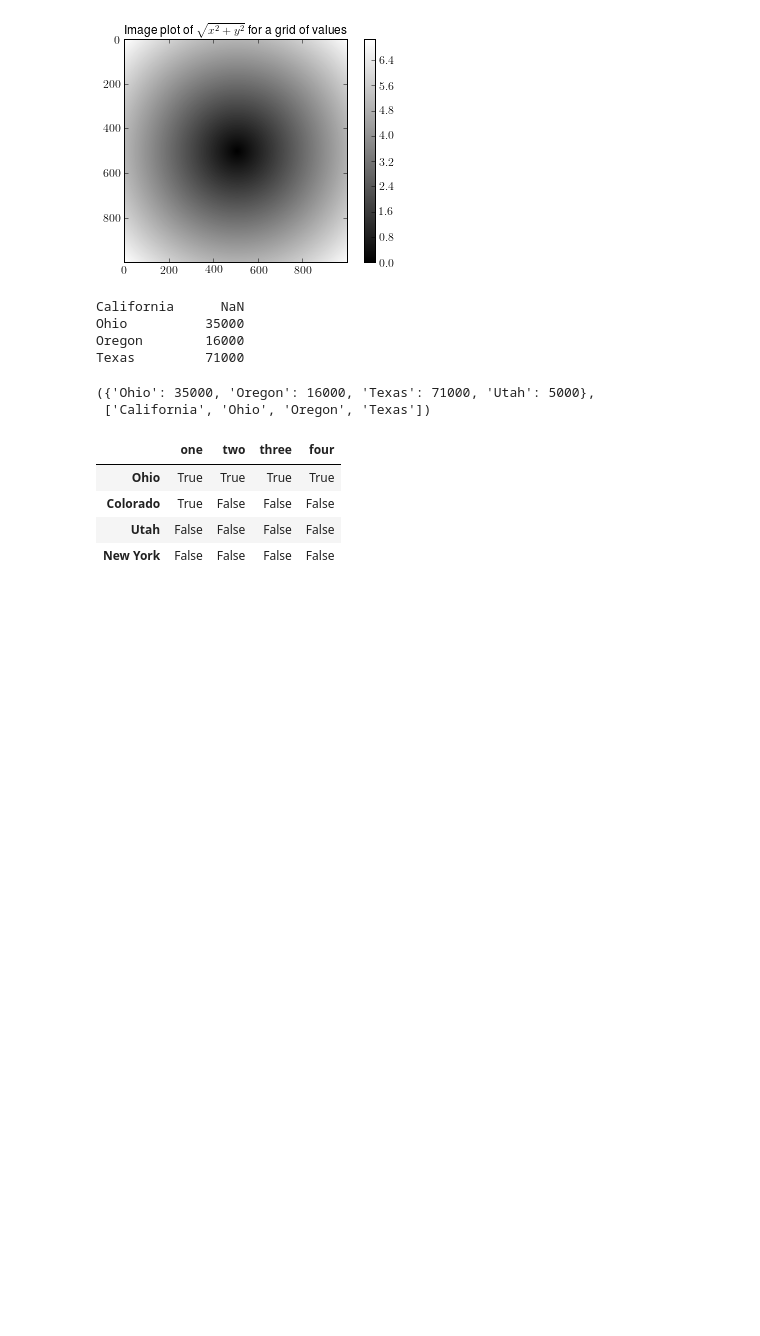
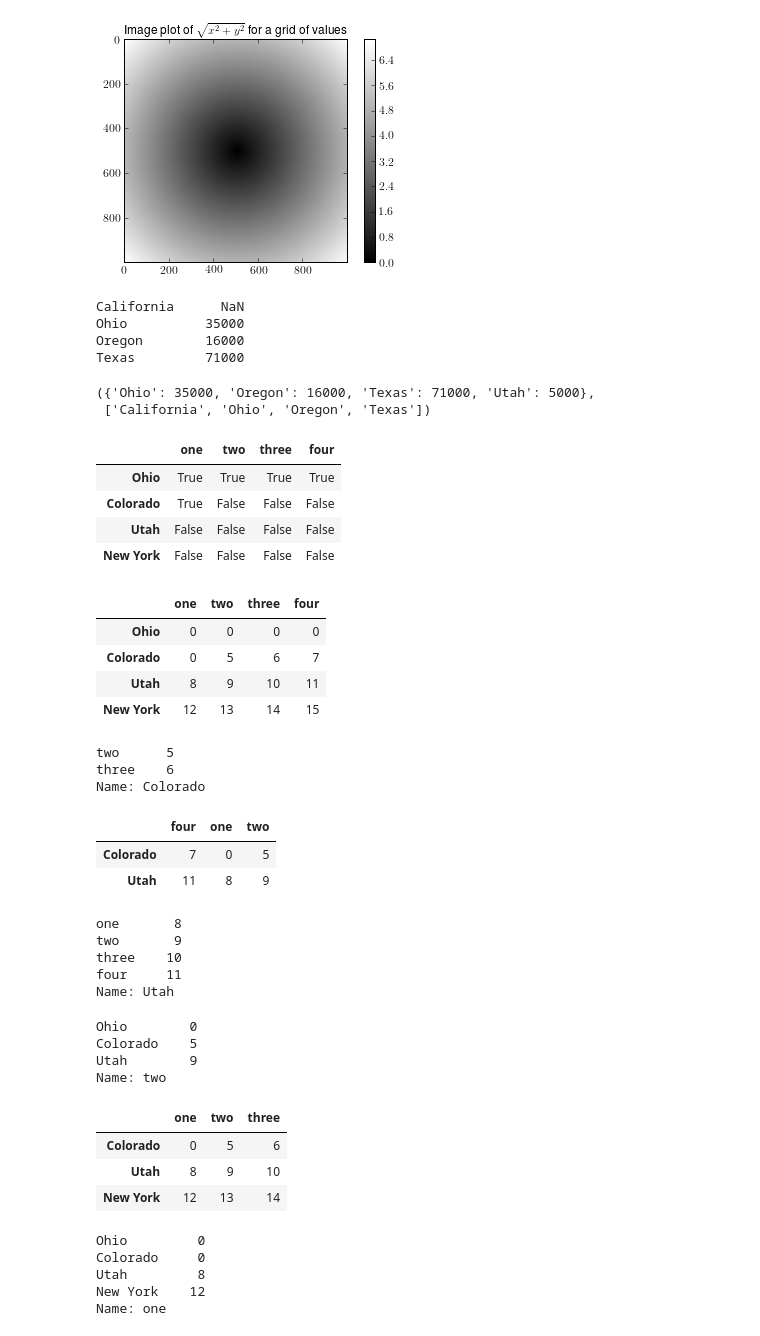
Before and after one commit to lyhopq/PDA, a Jupyter notebook: PDA.ipynb, the cells around one changed output. Saved outputs shown, nothing was run; the diff lists cells and outputs as text; code cells hidden in the pictures; blank space fills up the shorter version.

```diff
--- a/PDA.ipynb
+++ b/PDA.ipynb
@@ -51,3 +51,55 @@ data < 5
 | Colorado | True | False | False | False |
 | Utah | False | False | False | False |
 | New York | False | False | False | False |
+# %%
+data[data < 5] = 0
+# %%
+data
+# %% [output]
+|  | one | two | three | four |
+| Ohio | 0 | 0 | 0 | 0 |
+| Colorado | 0 | 5 | 6 | 7 |
+| Utah | 8 | 9 | 10 | 11 |
+| New York | 12 | 13 | 14 | 15 |
+# %%
+data.ix['Colorado', ['two', 'three']]
+# %% [output]
+two      5
+three    6
+Name: Colorado
+# %%
+data.ix[['Colorado', 'Utah'], [3, 0, 1]]
+# %% [output]
+|  | four | one | two |
+| Colorado | 7 | 0 | 5 |
+| Utah | 11 | 8 | 9 |
+# %%
+data.ix[2]
+# %% [output]
+one       8
+two       9
+three    10
+four     11
+Name: Utah
+# %%
+data.ix[:'Utah', 'two']
+# %% [output]
+Ohio        0
+Colorado    5
+Utah        9
+Name: two
+# %%
+data.ix[data.three > 5, :3]
+# %% [output]
+|  | one | two | three |
+| Colorado | 0 | 5 | 6 |
+| Utah | 8 | 9 | 10 |
+| New York | 12 | 13 | 14 |
+# %%
+data.ix[:, 'one']
+# %% [output]
+Ohio         0
+Colorado     0
+Utah         8
+New York    12
+Name: one
```
Also changed, not shown: 2 other files.
